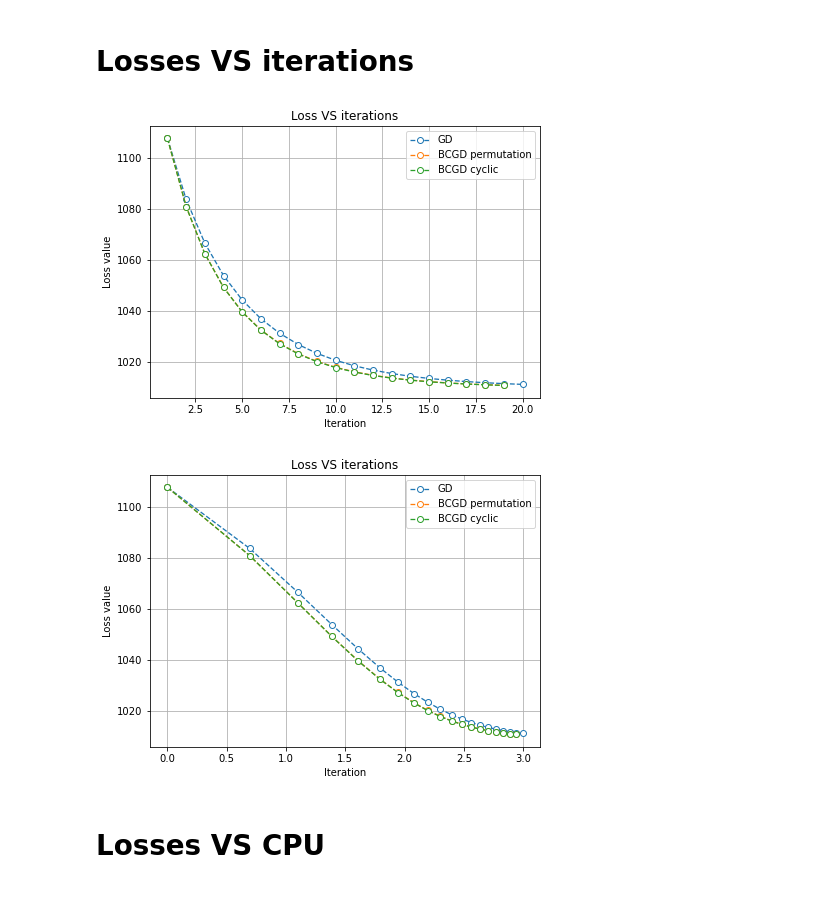
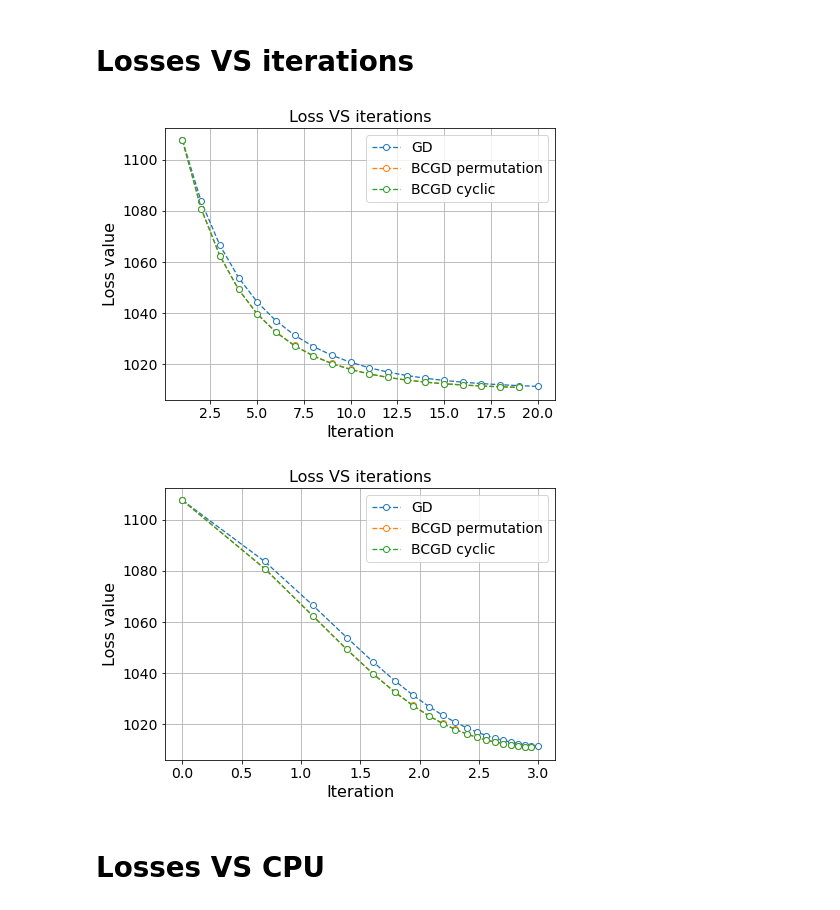
Before and after one commit to PashaIanko/Semi-Supervised-Labelling, a Jupyter notebook: model_evaluation.ipynb, the cells around one changed output. Drawn from its saved outputs; the diff is of its cells as text; code cells hidden in the pictures.

```diff
--- a/model_evaluation.ipynb
+++ b/model_evaluation.ipynb
@@ -100,6 +106,10 @@ for c in cols_with_loss:
     loss_dict[model_name] = loss
 # %%
 def plot_curves(curves_dict, title, y_label, figsize, log_axis_):
+    font = 16
+    legend_size = 14
+    label_size = 14
+
     _, ax = plt.subplots(figsize = figsize)
 
     for _, curve_res in curves_dict.items():
@@ -111,39 +121,43 @@ def plot_curves(curves_dict, title, y_label, figsize, log_axis_):
             x_data = [i+1 for i in range(len(curve_res))]
 
         ax.plot(
             x_data,
             curve_res,
             marker = 'o',
             linestyle = '--',
             linewidth = 1.3,
             markerfacecolor = 'white',
             # markersize = 2
         )
-    plt.legend(list(curves_dict.keys()))
-    plt.title(title)
-    plt.xlabel('Iteration')
-    plt.ylabel(y_label)
+
+
+
+    plt.legend(list(curves_dict.keys()), prop = {'size': legend_size})
+    plt.title(title, fontsize = font)
+    plt.xlabel('Iteration', fontsize = font)
+    plt.ylabel(y_label, fontsize = font)
+    plt.tick_params(axis = 'both', labelsize = label_size)
     plt.grid()
 
 
 plot_curves(
     loss_dict,
     'Loss VS iterations',
     y_label = 'Loss value',
     figsize = (7, 5),
     log_axis_=False
 )
 
 plot_curves(
     loss_dict,
     'Loss VS iterations',
     y_label = 'Loss value',
     figsize = (7, 5),
     log_axis_=True
 )
 # %% [output]
-[figure, old version]
+[figure, new version]
-[figure, old version]
+[figure, new version]
 # %% [markdown]
 # Losses VS CPU
 # %%
```
Also changed, not shown: parts of 6 cells of this notebook.
